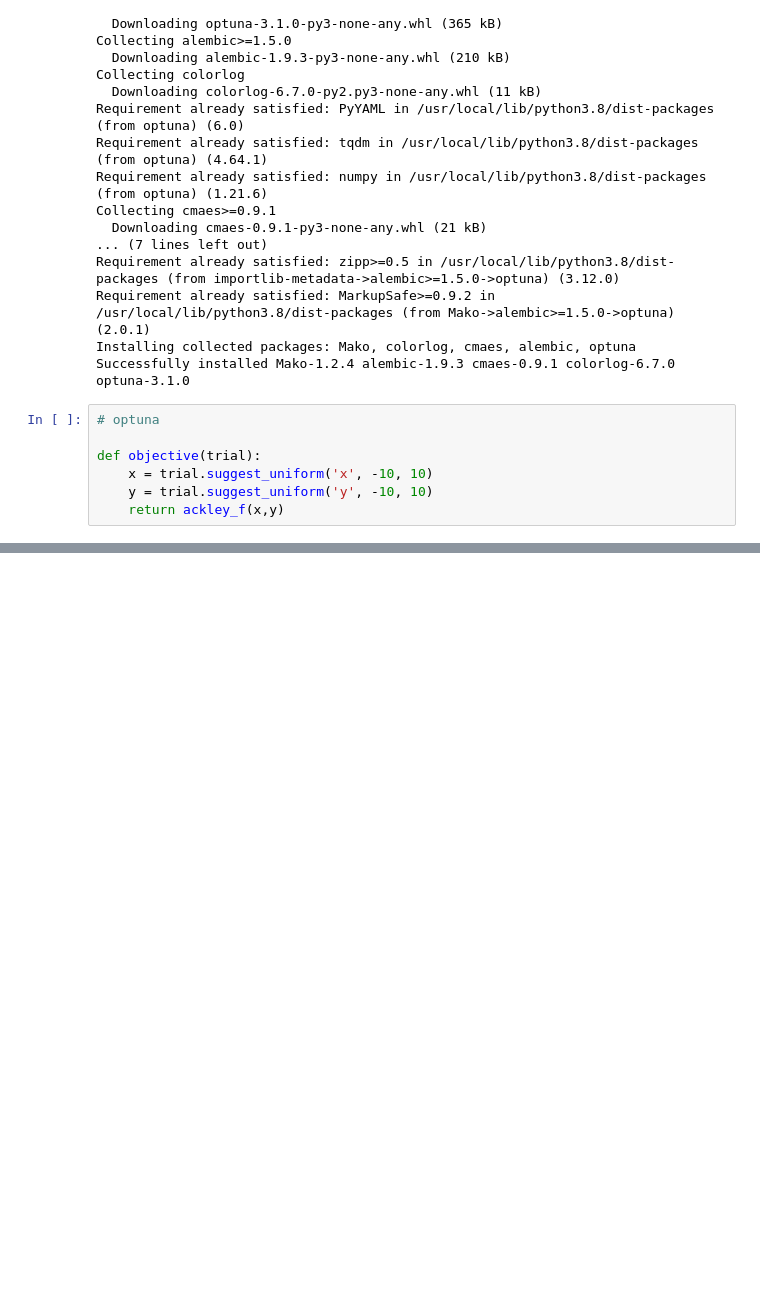
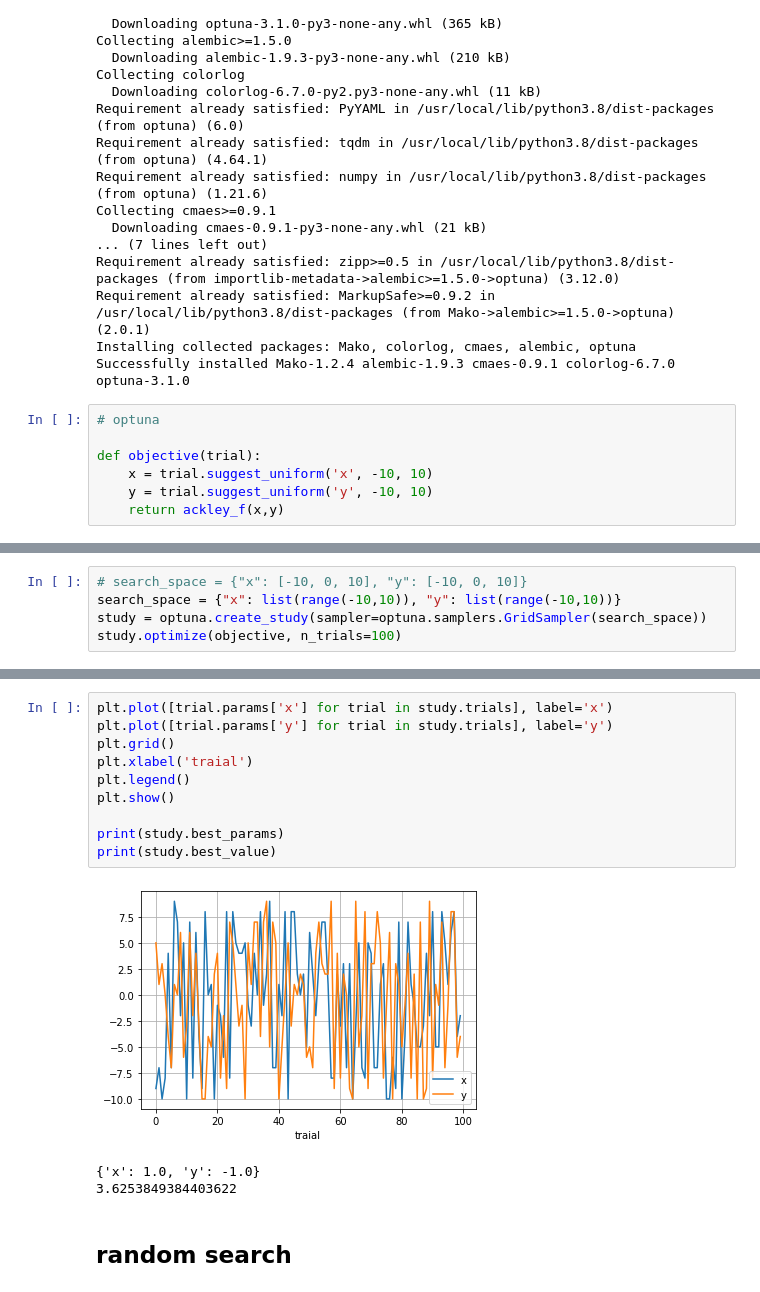
Before and after one commit to ishiyeahman/Hyperparameter, a Jupyter notebook: hyperprm_test.ipynb, the cells around one changed output, grey strips where cells are left out. Cells and saved outputs as stored; diff of their text form; blank space fills up the shorter version.

```diff
--- a/hyperprm_test.ipynb
+++ b/hyperprm_test.ipynb
@@ -95,0 +85,5 @@ plt.show()
+# %%
+# search_space = {"x": [-10, 0, 10], "y": [-10, 0, 10]}
+search_space = {"x": list(range(-10,10)), "y": list(range(-10,10))}
+study = optuna.create_study(sampler=optuna.samplers.GridSampler(search_space))
+study.optimize(objective, n_trials=100)
@@ -95,0 +108,16 @@ plt.show()
+# %%
+plt.plot([trial.params['x'] for trial in study.trials], label='x')
+plt.plot([trial.params['y'] for trial in study.trials], label='y')
+plt.grid()
+plt.xlabel('traial')
+plt.legend()
+plt.show()
+
+print(study.best_params)
+print(study.best_value)
+# %% [output]
+[figure, added]
+{'x': 1.0, 'y': -1.0}
+3.6253849384403622
+# %% [markdown]
+## random search
```
Also changed, not shown: parts of 13 cells of this notebook.
